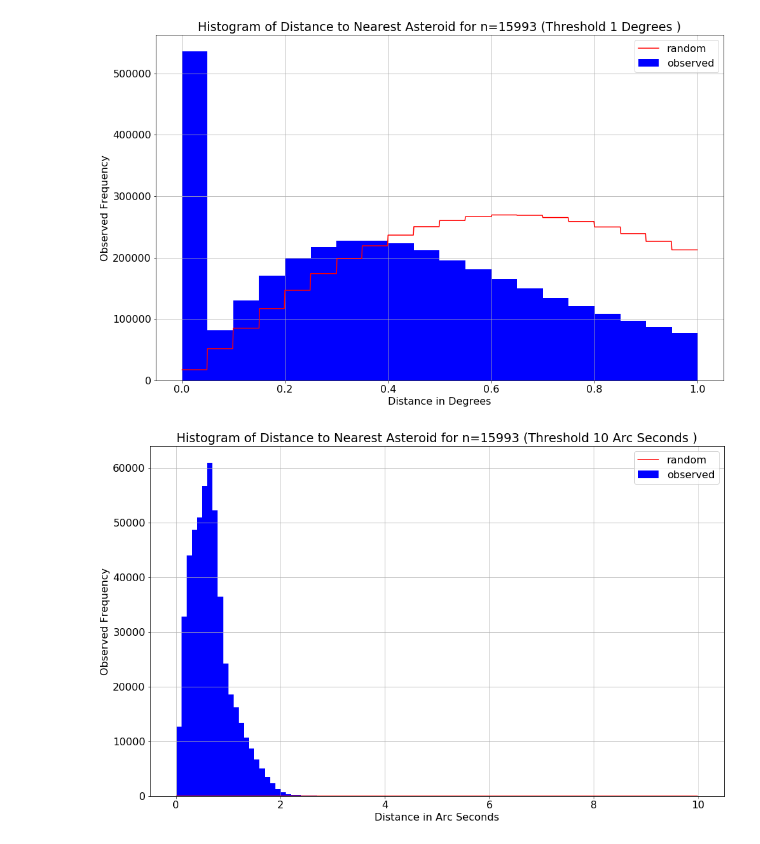
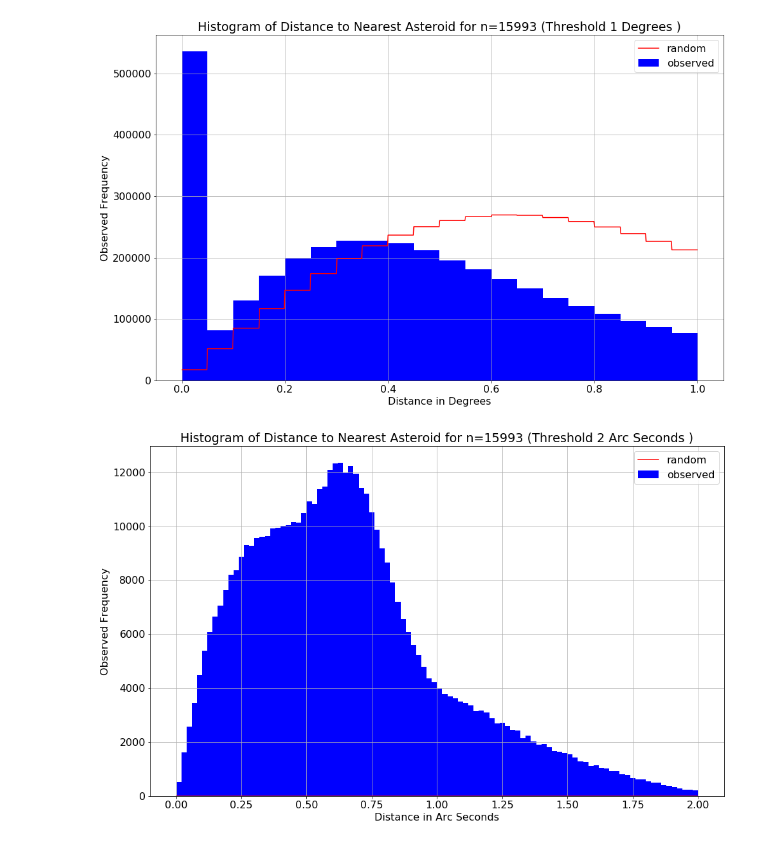
Before and after one commit to memanuel/kepler-sieve, a Jupyter notebook: src/ztf_data.ipynb, the cells around one changed output. Cells and saved outputs as stored; diff of their text form; code cells hidden in the pictures.

```diff
--- a/src/ztf_data.ipynb
+++ b/src/ztf_data.ipynb
@@ -183,3 +183,9 @@ Ratio =  9478.526045
+# %%
+# Set some thresholds in degrees
+thresh_one_min = 1.0 / 60.0
+thresh_ten_sec = 10.0 / 3600.0
+thresh_two_sec = 2.0 / 3600
+thresh_one_sec = 1.0 / 3600
 # %%
 # Plot the unconditional distribution
 fig, ax = plot_cdf_uncond(ztf=ztf, n=ast_count, bins=100)
@@ -255,6 +244,6 @@ fig, ax = plot_dist(ztf, n=ast_count, thresh_deg=1.0)
 # %% [output]
 [figure]
 # %%
-fig, ax = plot_dist(ztf, n=ast_count, thresh_deg=thresh_ten_sec, bins=100)
+fig, ax = plot_dist(ztf, n=ast_count, thresh_deg=thresh_two_sec, bins=100)
 # %% [output]
-[figure, old version]
+[figure, new version]
```
Also changed, not shown: parts of 12 cells of this notebook, 1 other file.
